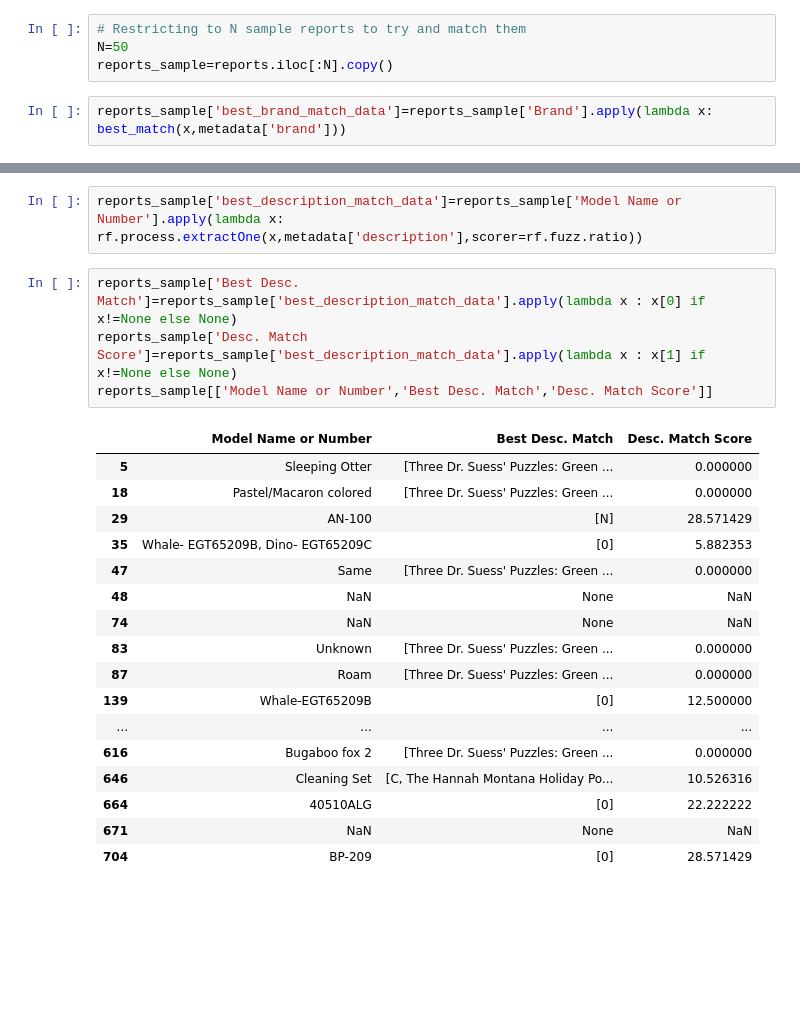
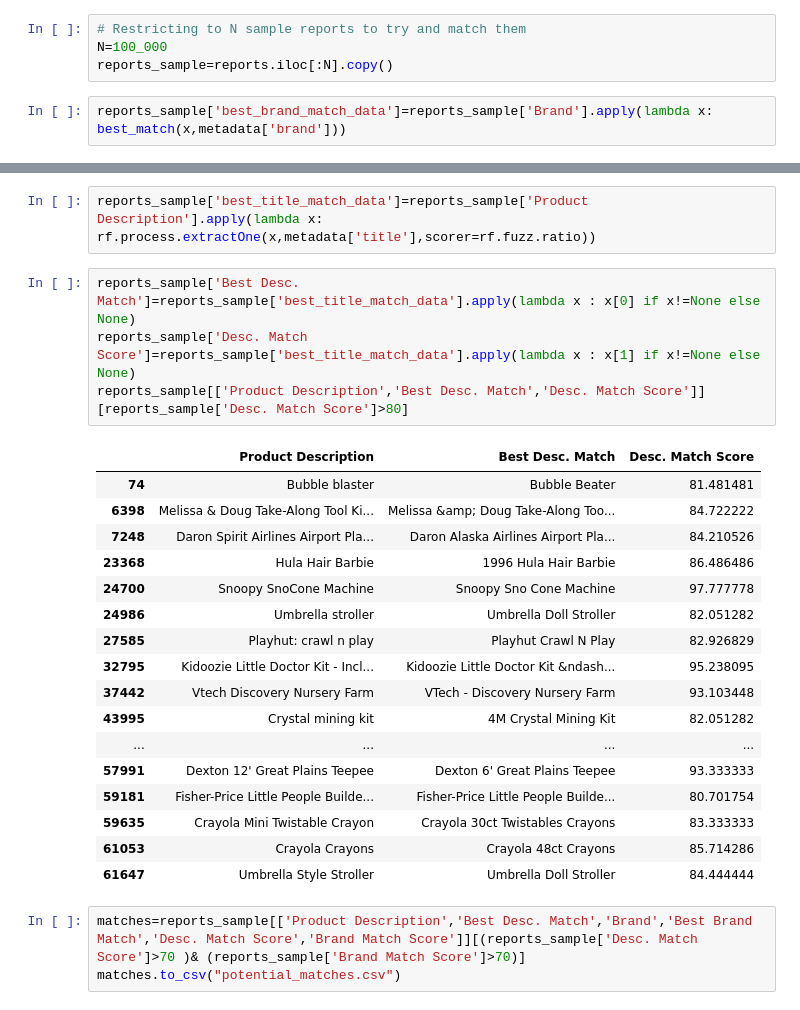
Before and after one commit to rebekah-eichberg/summer-2025-safeify, a Jupyter notebook: alex_fuzzy_matching/fuzzy_matching_testing.ipynb, the cells around one changed output, grey strips where cells are left out. Saved outputs shown, nothing was run; the diff lists cells and outputs as text; blank space fills up the shorter version.

Commit message:
Fuzzy matching attempt
Proposed matches of incident reports vs a subset of 100,000 of the amazon products

```diff
--- a/alex_fuzzy_matching/fuzzy_matching_testing.ipynb
+++ b/alex_fuzzy_matching/fuzzy_matching_testing.ipynb
@@ -68,6 +84,6 @@ def best_match(query,choices):
 # %%
 # Restricting to N sample reports to try and match them
-N=50
+N=100_000
 reports_sample=reports.iloc[:N].copy()
 # %%
 reports_sample['best_brand_match_data']=reports_sample['Brand'].apply(lambda x: best_match(x,metadata['brand']))
@@ -96,24 +108,27 @@ reports_sample[['Brand','Best Brand Match','Brand Match Score']]
 # %%
-reports_sample['best_description_match_data']=reports_sample['Model Name or Number'].apply(lambda x: rf.process.extractOne(x,metadata['description'],scorer=rf.fuzz.ratio))
+reports_sample['best_title_match_data']=reports_sample['Product Description'].apply(lambda x: rf.process.extractOne(x,metadata['title'],scorer=rf.fuzz.ratio))
 # %%
-reports_sample['Best Desc. Match']=reports_sample['best_description_match_data'].apply(lambda x : x[0] if x!=None else None)
-reports_sample['Desc. Match Score']=reports_sample['best_description_match_data'].apply(lambda x : x[1] if x!=None else None)
-reports_sample[['Model Name or Number','Best Desc. Match','Desc. Match Score']]
+reports_sample['Best Desc. Match']=reports_sample['best_title_match_data'].apply(lambda x : x[0] if x!=None else None)
+reports_sample['Desc. Match Score']=reports_sample['best_title_match_data'].apply(lambda x : x[1] if x!=None else None)
+reports_sample[['Product Description','Best Desc. Match','Desc. Match Score']][reports_sample['Desc. Match Score']>80]
 # %% [output]
-|  | Model Name or Number | Best Desc. Match | Desc. Match Score |
-| 5 | Sleeping Otter | [Three Dr. Suess' Puzzles: Green ... | 0.000000 |
-| 18 | Pastel/Macaron colored | [Three Dr. Suess' Puzzles: Green ... | 0.000000 |
-| 29 | AN-100 | [N] | 28.571429 |
-| 35 | Whale- EGT65209B, Dino- EGT65209C | [0] | 5.882353 |
-| 47 | Same | [Three Dr. Suess' Puzzles: Green ... | 0.000000 |
-| 48 | NaN | None | NaN |
-| 74 | NaN | None | NaN |
-| 83 | Unknown | [Three Dr. Suess' Puzzles: Green ... | 0.000000 |
-| 87 | Roam | [Three Dr. Suess' Puzzles: Green ... | 0.000000 |
-| 139 | Whale-EGT65209B | [0] | 12.500000 |
+|  | Product Description | Best Desc. Match | Desc. Match Score |
+| 74 | Bubble blaster | Bubble Beater | 81.481481 |
+| 6398 | Melissa & Doug Take-Along Tool Ki... | Melissa &amp; Doug Take-Along Too... | 84.722222 |
+| 7248 | Daron Spirit Airlines Airport Pla... | Daron Alaska Airlines Airport Pla... | 84.210526 |
+| 23368 | Hula Hair Barbie | 1996 Hula Hair Barbie | 86.486486 |
+| 24700 | Snoopy SnoCone Machine | Snoopy Sno Cone Machine | 97.777778 |
+| 24986 | Umbrella stroller | Umbrella Doll Stroller | 82.051282 |
+| 27585 | Playhut: crawl n play | Playhut Crawl N Play | 82.926829 |
+| 32795 | Kidoozie Little Doctor Kit - Incl... | Kidoozie Little Doctor Kit &ndash... | 95.238095 |
+| 37442 | Vtech Discovery Nursery Farm | VTech - Discovery Nursery Farm | 93.103448 |
+| 43995 | Crystal mining kit | 4M Crystal Mining Kit | 82.051282 |
 | ... | ... | ... | ... |
-| 616 | Bugaboo fox 2 | [Three Dr. Suess' Puzzles: Green ... | 0.000000 |
-| 646 | Cleaning Set | [C, The Hannah Montana Holiday Po... | 10.526316 |
-| 664 | 40510ALG | [0] | 22.222222 |
-| 671 | NaN | None | NaN |
-| 704 | BP-209 | [0] | 28.571429 |
+| 57991 | Dexton 12' Great Plains Teepee | Dexton 6' Great Plains Teepee | 93.333333 |
+| 59181 | Fisher-Price Little People Builde... | Fisher-Price Little People Builde... | 80.701754 |
+| 59635 | Crayola Mini Twistable Crayon | Crayola 30ct Twistables Crayons | 83.333333 |
+| 61053 | Crayola Crayons | Crayola 48ct Crayons | 85.714286 |
+| 61647 | Umbrella Style Stroller | Umbrella Doll Stroller | 84.444444 |
+# %%
+matches=reports_sample[['Product Description','Best Desc. Match','Brand','Best Brand Match','Desc. Match Score','Brand Match Score']][(reports_sample['Desc. Match Score']>70 )& (reports_sample['Brand Match Score']>70)]
+matches.to_csv("potential_matches.csv")
```
Also changed, not shown: parts of 2 cells of this notebook, 1 other file.
